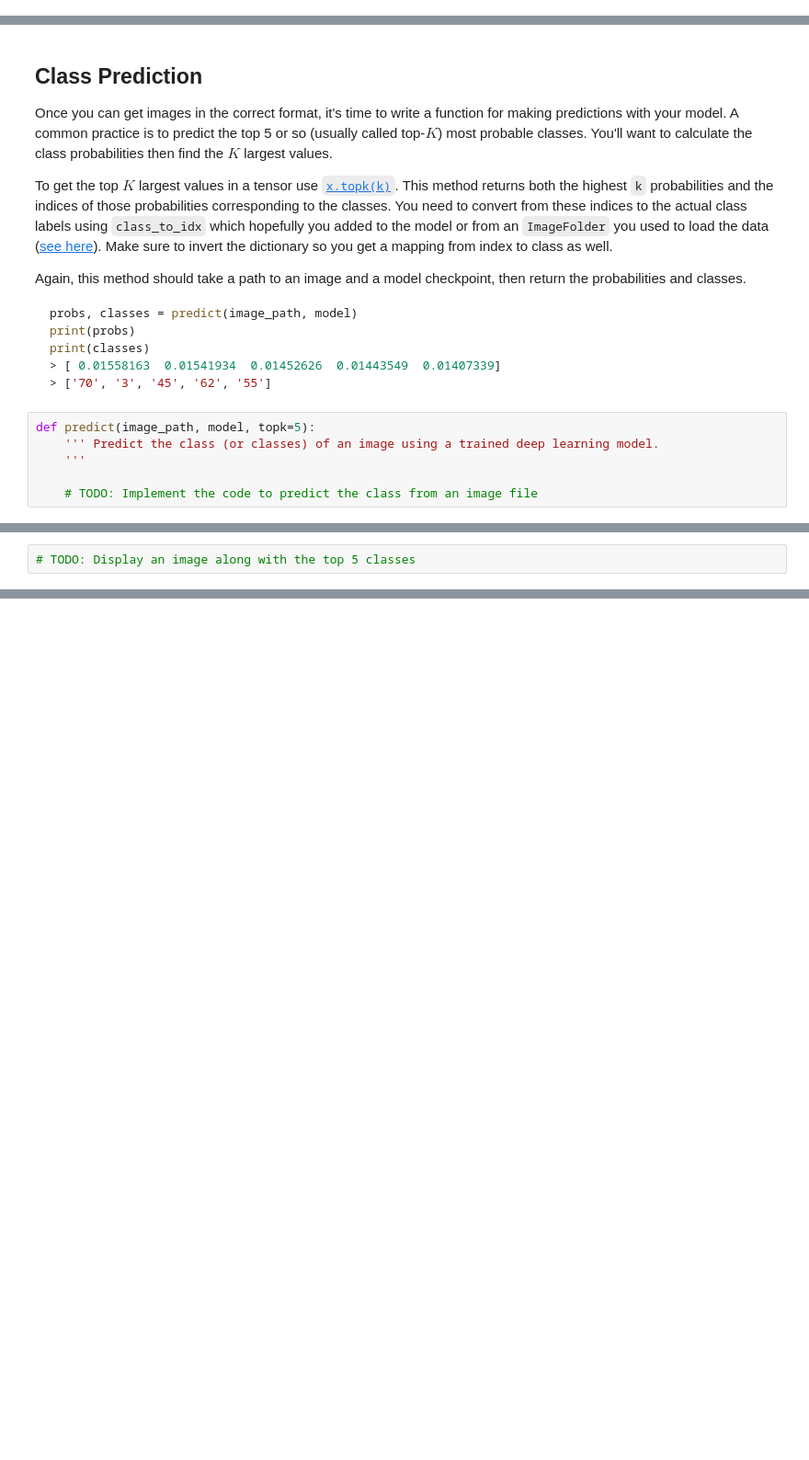
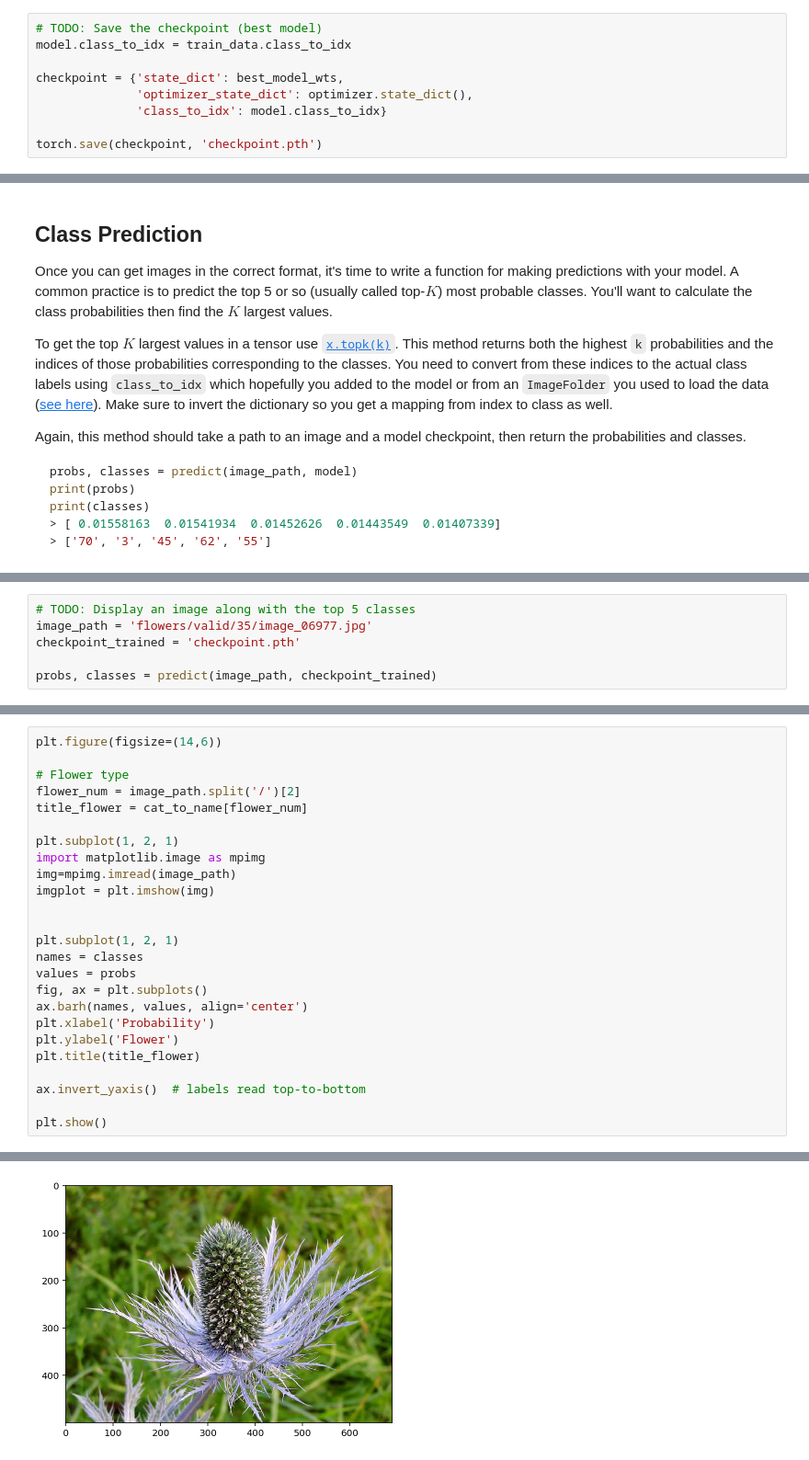
Before and after one commit to SacaSoh/AIPND---Project-2, a Jupyter notebook: Image Classifier Project.ipynb, the cells around one changed output, grey strips where cells are left out. Shown at 92% size. Drawn from its saved outputs; the diff is of its cells as text; blank space fills up the shorter version.

````diff
--- a/Image Classifier Project.ipynb
+++ b/Image Classifier Project.ipynb
@@ -89,3 +297,12 @@ Remember that you'll want to completely rebuild the model later so you can use i
+# %%
+# TODO: Save the checkpoint (best model)
+model.class_to_idx = train_data.class_to_idx
+
+checkpoint = {'state_dict': best_model_wts,
+              'optimizer_state_dict': optimizer.state_dict(),
+              'class_to_idx': model.class_to_idx}
+
+torch.save(checkpoint, 'checkpoint.pth')
 # %% [markdown]
 ## Loading the checkpoint
 
@@ -164,9 +427,3 @@ print(classes)
 > [ 0.01558163  0.01541934  0.01452626  0.01443549  0.01407339]
 > ['70', '3', '45', '62', '55']
 ```
-# %%
-def predict(image_path, model, topk=5):
-    ''' Predict the class (or classes) of an image using a trained deep learning model.
-    '''
-
-    # TODO: Implement the code to predict the class from an image file
@@ -180,3 +479,7 @@ Now that you can use a trained model for predictions, check to make sure it make
 You can convert from the class integer encoding to actual flower names with the `cat_to_name.json` file (should have been loaded earlier in the notebook). To show a PyTorch tensor as an image, use the `imshow` function defined above.
 # %%
 # TODO: Display an image along with the top 5 classes
+image_path = 'flowers/valid/35/image_06977.jpg'
+checkpoint_trained = 'checkpoint.pth'
+
+probs, classes = predict(image_path, checkpoint_trained)
@@ -182,0 +502,26 @@ You can convert from the class integer encoding to actual flower names with the
+# %%
+plt.figure(figsize=(14,6))
+
+# Flower type
+flower_num = image_path.split('/')[2]
+title_flower = cat_to_name[flower_num]
+
+plt.subplot(1, 2, 1)
+import matplotlib.image as mpimg
+img=mpimg.imread(image_path)
+imgplot = plt.imshow(img)
+
+
+plt.subplot(1, 2, 1)
+names = classes
+values = probs
+fig, ax = plt.subplots()
+ax.barh(names, values, align='center')
+plt.xlabel('Probability')
+plt.ylabel('Flower')
+plt.title(title_flower)
+
+ax.invert_yaxis()  # labels read top-to-bottom
+
+plt.show()
+# %% [output]
@@ -182,0 +530 @@ You can convert from the class integer encoding to actual flower names with the
+[figure, added]
````
Also changed, not shown: parts of 24 cells of this notebook.
